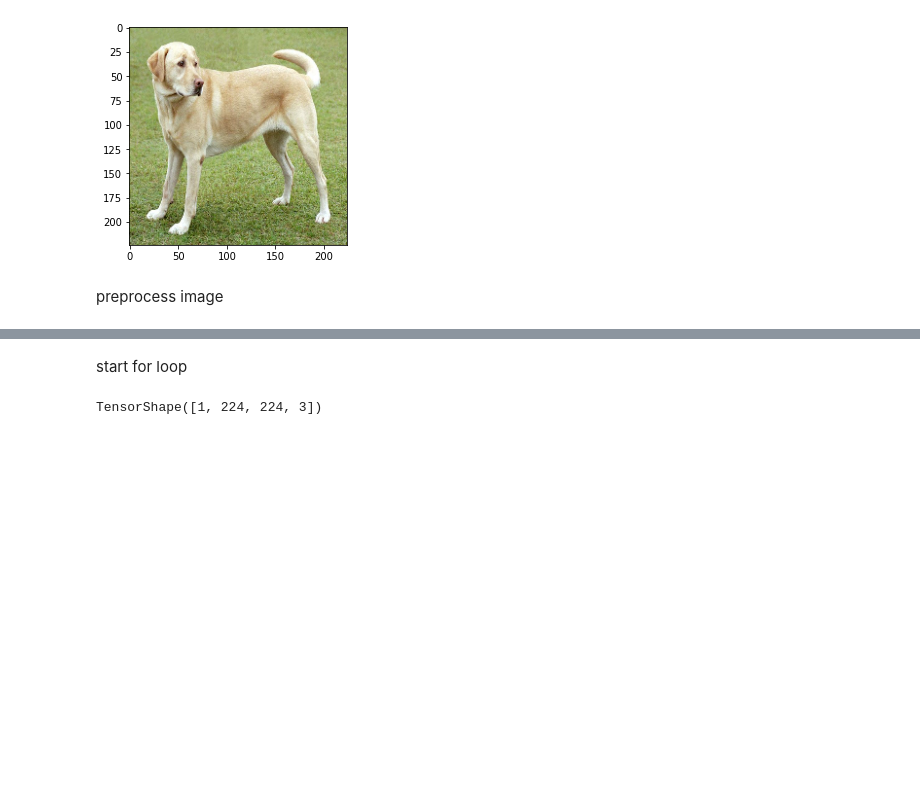
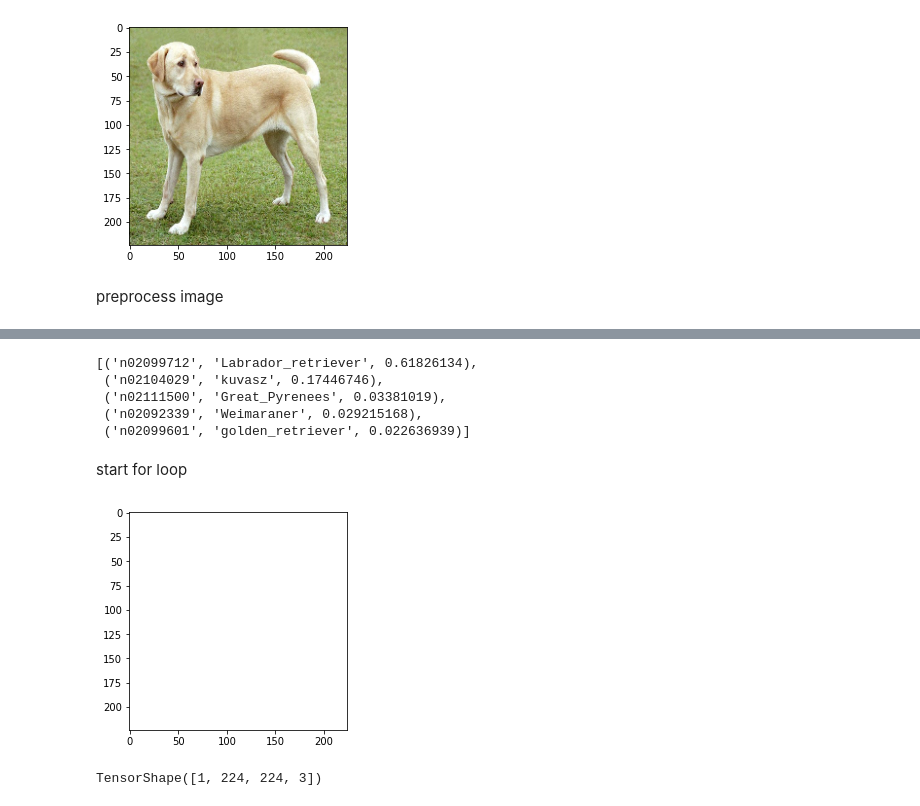
Before and after one commit to dakaun/meaningful-perturbation, a Jupyter notebook: experiments/meaningful_perturbation.ipynb, the cells around one changed output, grey strips where cells are left out. Drawn from its saved outputs; the diff is of its cells as text; code cells hidden in the pictures; blank space fills up the shorter version.

```diff
--- a/experiments/meaningful_perturbation.ipynb
+++ b/experiments/meaningful_perturbation.ipynb
@@ -140,8 +150,21 @@ category
+# %%
+tf.keras.applications.vgg19.decode_predictions(target.numpy())[0]
+# %% [output]
+[('n02099712', 'Labrador_retriever', 0.61826134),
+ ('n02104029', 'kuvasz', 0.17446746),
+ ('n02111500', 'Great_Pyrenees', 0.03381019),
+ ('n02092339', 'Weimaraner', 0.029215168),
+ ('n02099601', 'golden_retriever', 0.022636939)]
 # %% [markdown]
 start for loop
 # %%
 upsampled_mask = upsample(mask)
 upsampled_mask = tf.tile(upsampled_mask, multiples=(1,1,1,3))
+# %%
+plt.imshow(upsampled_mask[0])
+plt.show()
+# %% [output]
+[figure, added]
 # %%
 perturbated_input = tf.math.multiply(img, upsampled_mask) + tf.math.multiply(blurred_img, 1-upsampled_mask)
 # %%
```
Also changed, not shown: parts of 26 cells of this notebook.
